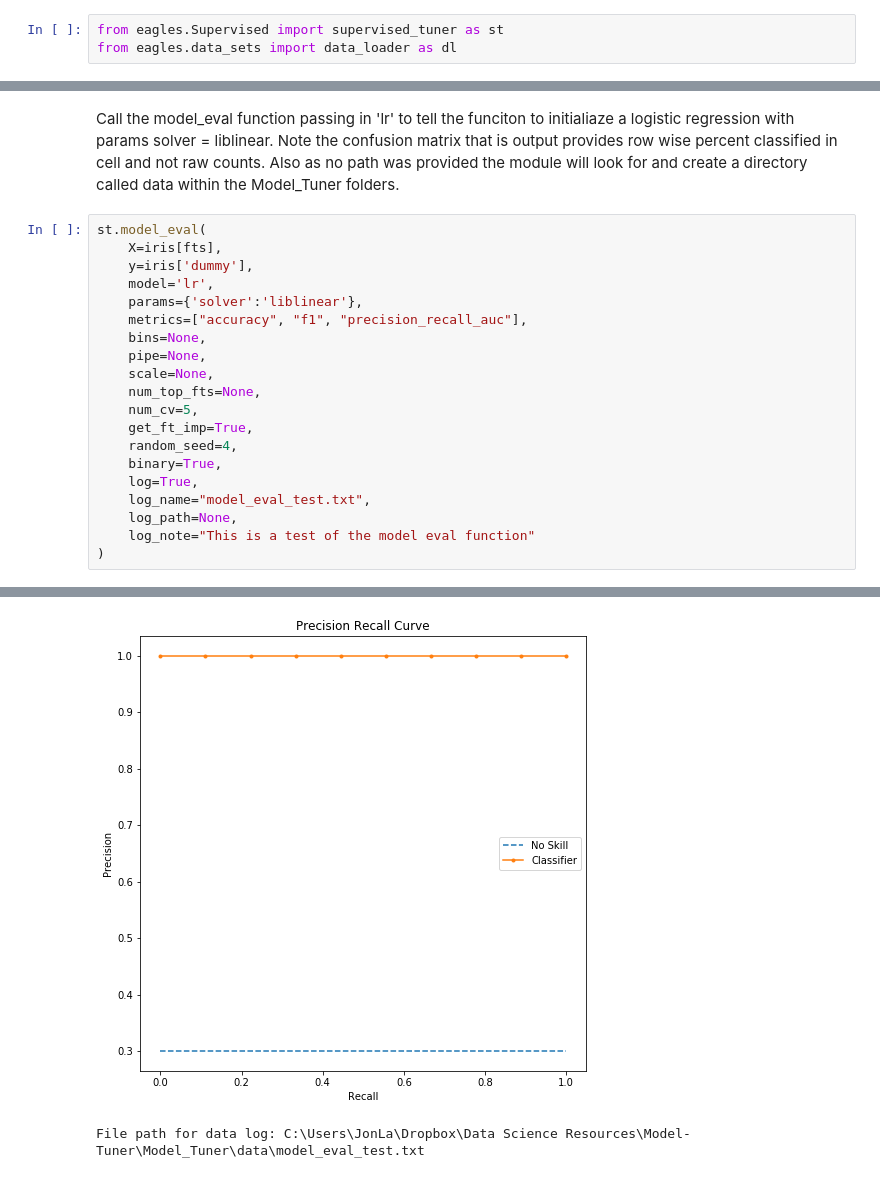
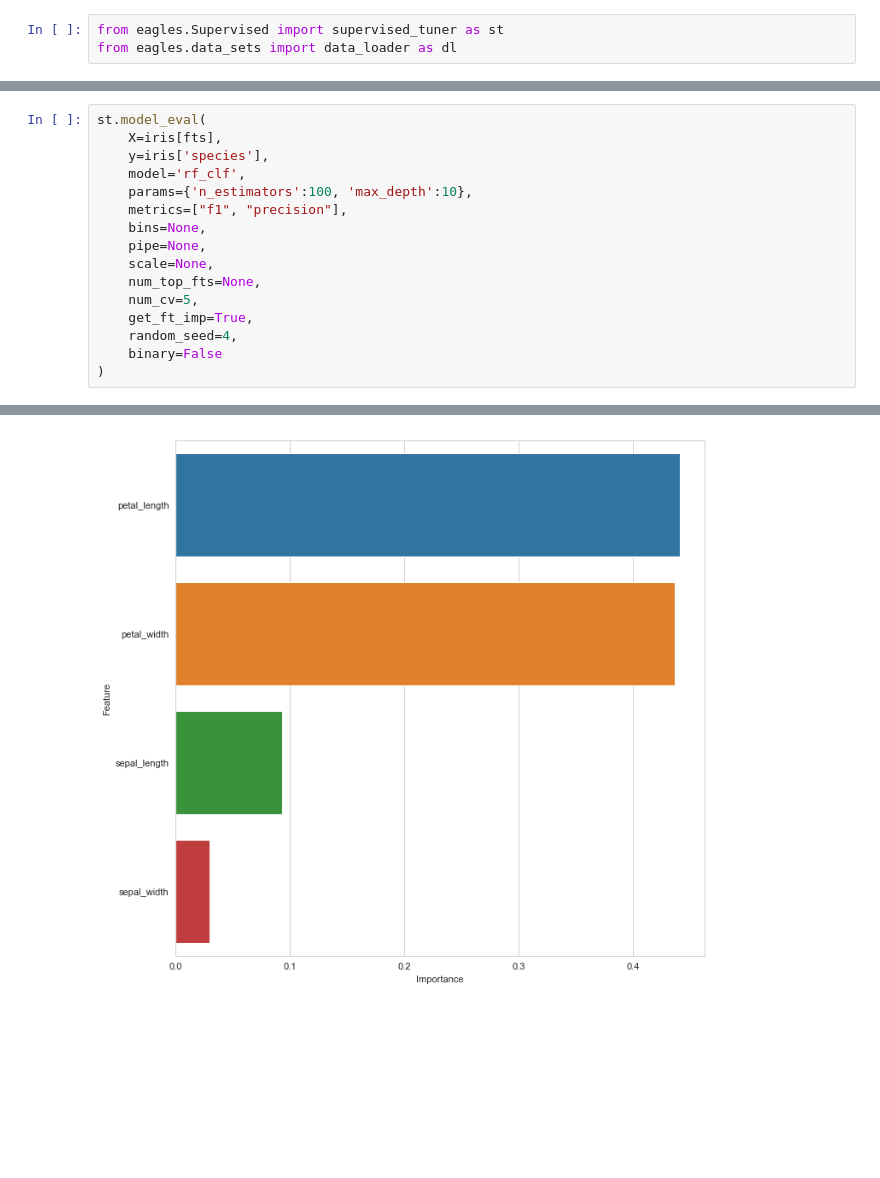
Before and after one commit to JFLandrigan/eagles, a Jupyter notebook: Supervised Tuning.ipynb, the cells around one changed output, grey strips where cells are left out. Saved outputs shown, nothing was run; the diff lists cells and outputs as text; blank space fills up the shorter version.

```diff
--- a/Supervised Tuning.ipynb
+++ b/Supervised Tuning.ipynb
@@ -21,12 +91,10 @@ print(iris.shape)
-# %% [markdown]
-Call the model_eval function passing in 'lr' to tell the funciton to initialiaze a logistic regression with params solver = liblinear. Note the confusion matrix that is output provides row wise percent classified in cell and not raw counts. Also as no path was provided the module will look for and create a directory called data within the Model_Tuner folders.
 # %%
 st.model_eval(
     X=iris[fts],
-    y=iris['dummy'],
-    model='lr',
-    params={'solver':'liblinear'},
-    metrics=["accuracy", "f1", "precision_recall_auc"],
+    y=iris['species'],
+    model='rf_clf',
+    params={'n_estimators':100, 'max_depth':10},
+    metrics=["f1", "precision"],
     bins=None,
     pipe=None,
     scale=None,
@@ -34,11 +102,7 @@ st.model_eval(
     num_cv=5,
     get_ft_imp=True,
     random_seed=4,
-    binary=True,
-    log=True,
-    log_name="model_eval_test.txt",
-    log_path=None,
-    log_note="This is a test of the model eval function"
+    binary=False
 )
 # %% [output]
 Random Seed Value: 4
@@ -62,2 +126 @@ Finished cv run: 4 time: 0.005014181137084961
-[figure, old version]
+[figure, new version]
-File path for data log: C:\Users\JonLa\Dropbox\Data Science Resources\Model-Tuner\Model_Tuner\data\model_eval_test.txt
```
Also changed, not shown: parts of 16 cells of this notebook, 2 other files.
